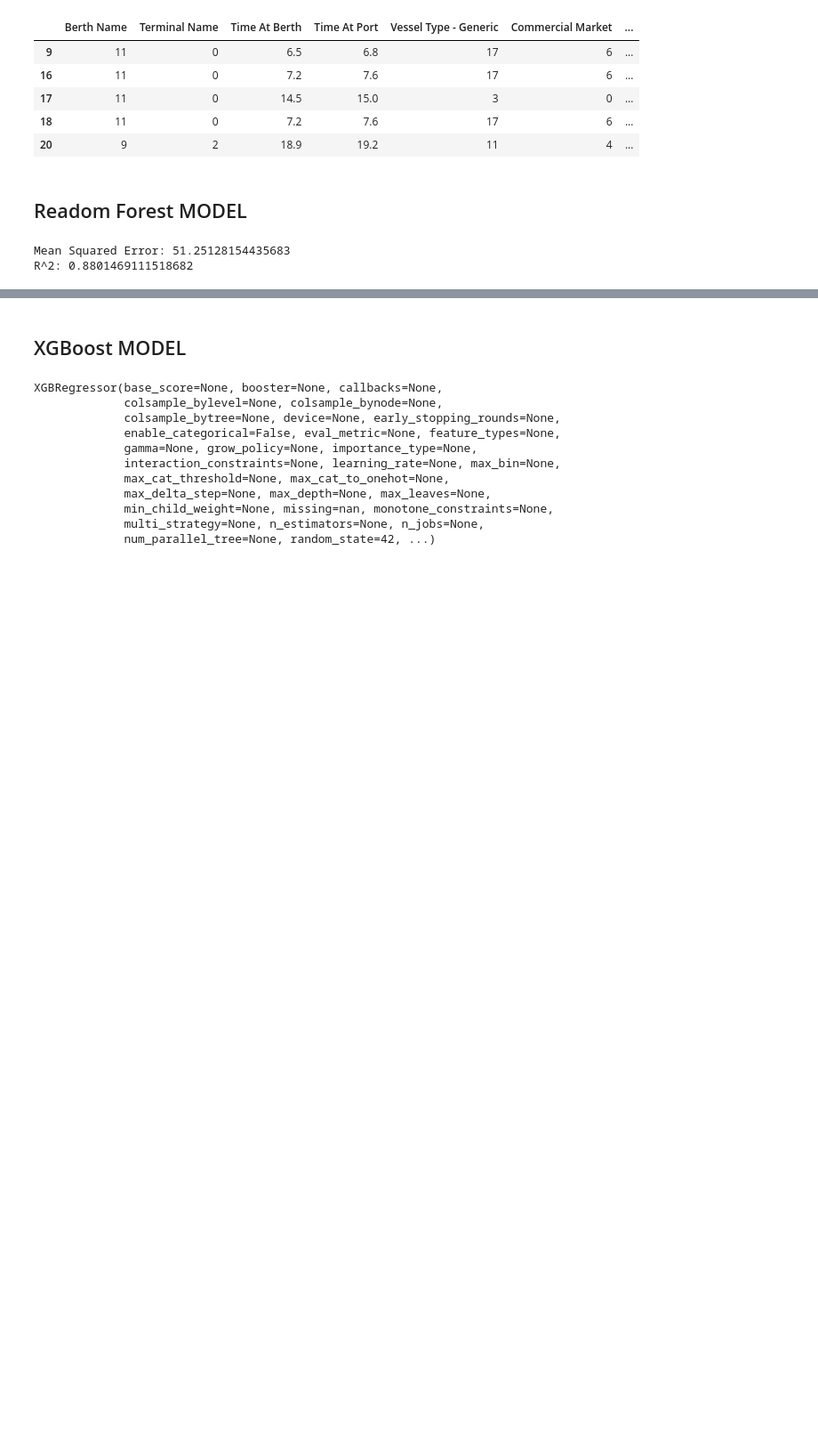
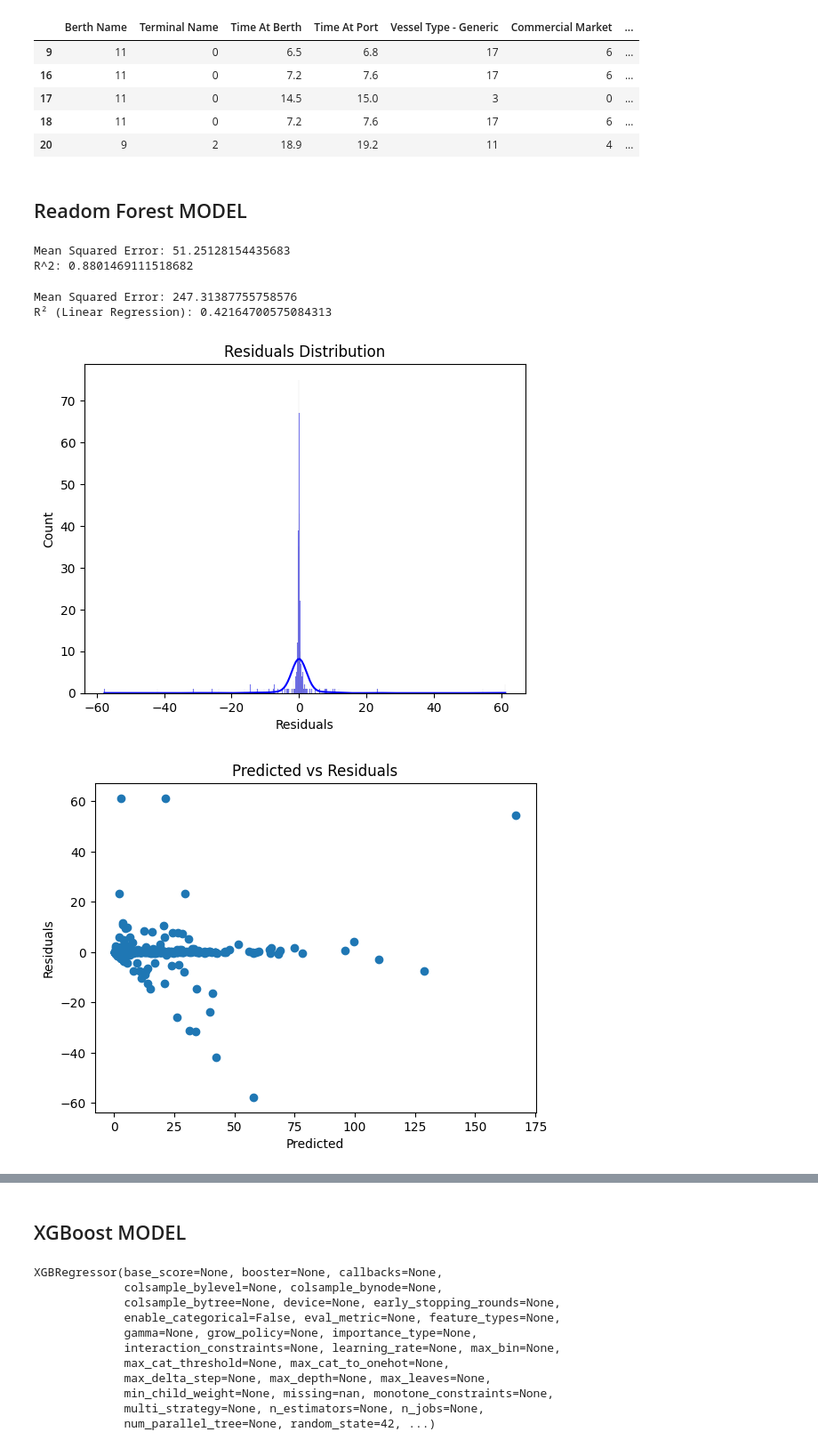
Before and after one commit to klysman08/ML-Smart-Berth-Planning, a Jupyter notebook: previ.ipynb, the cells around one changed output, grey strips where cells are left out. Shown at 89% size. Cells and saved outputs as stored; diff of their text form; code cells hidden in the pictures; blank space fills up the shorter version.

```diff
--- a/previ.ipynb
+++ b/previ.ipynb
@@ -110,10 +110,10 @@ X_train, X_test, y_train, y_test = train_test_split(X, y, test_size=0.2, random_
 from sklearn.ensemble import RandomForestRegressor
 from sklearn.metrics import mean_squared_error
 
-model = RandomForestRegressor(n_estimators=50, random_state=12)
-model.fit(X_train, y_train)
+model_rf = RandomForestRegressor(n_estimators=50, random_state=12)
+model_rf.fit(X_train, y_train)
 
-y_pred_rf = model.predict(X_test)
+y_pred_rf = model_rf.predict(X_test)
 # %%
 mse = mean_squared_error(y_test, y_pred_rf)
 print(f'Mean Squared Error: {mse}')
@@ -125,3 +125,35 @@ print(f'R^2: {r2}')
 # %% [output]
 Mean Squared Error: 51.25128154435683
 R^2: 0.8801469111518682
+# %%
+from sklearn.linear_model import LinearRegression
+
+lr = LinearRegression()
+lr.fit(X_train, y_train)
+y_pred_lr = lr.predict(X_test)
+
+r2_lr = r2_score(y_test, y_pred_lr)
+mse = mean_squared_error(y_test, y_pred_lr)
+print(f'Mean Squared Error: {mse}')
+print(f"R² (Linear Regression): {r2_lr}")
+# %% [output]
+Mean Squared Error: 247.31387755758576
+R² (Linear Regression): 0.42164700575084313
+# %%
+import matplotlib.pyplot as plt
+import seaborn as sns
+
+residuals = y_test - y_pred_rf
+sns.histplot(residuals, kde=True, color='blue', palette='viridis', cbar=True )
+plt.xlabel('Residuals')
+plt.title('Residuals Distribution')
+plt.show()
+
+plt.scatter(y_pred_rf, residuals)
+plt.xlabel('Predicted')
+plt.ylabel('Residuals')
+plt.title('Predicted vs Residuals')
+plt.show()
+# %% [output]
+[figure, added]
+[figure, added]
```
Also changed, not shown: parts of 7 cells of this notebook, 1 other file.
